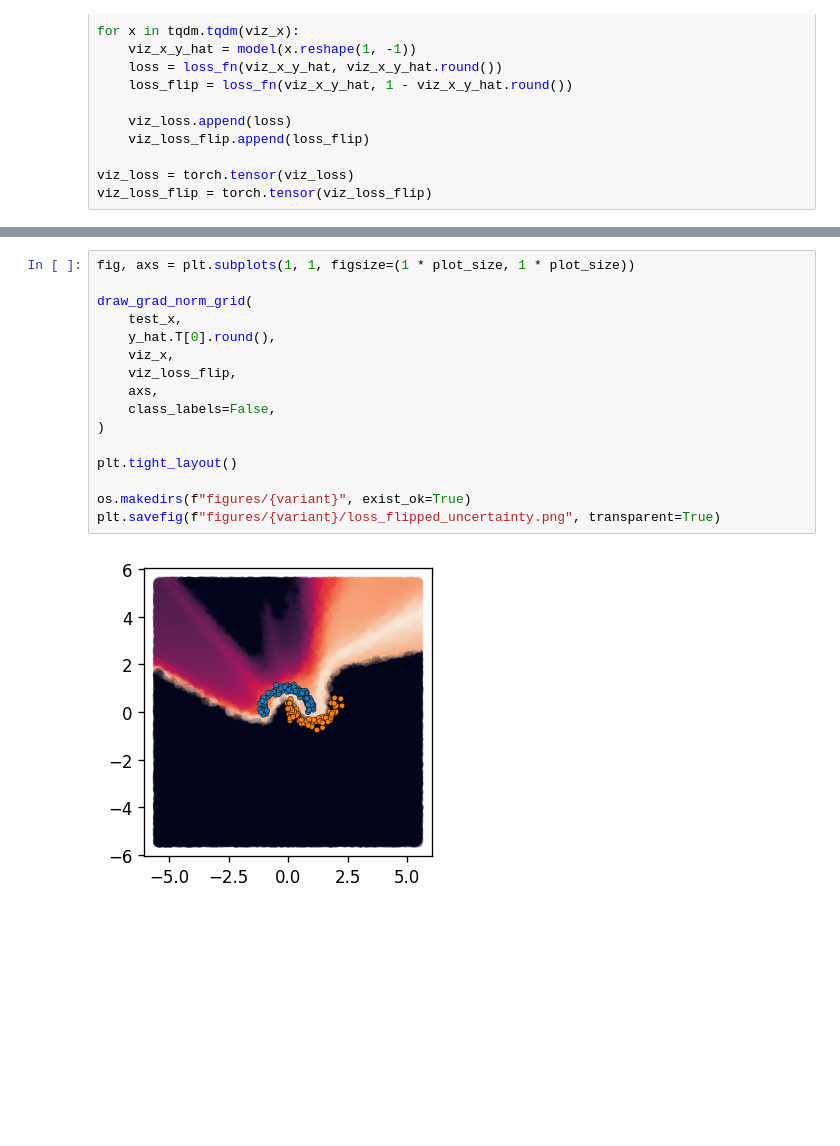
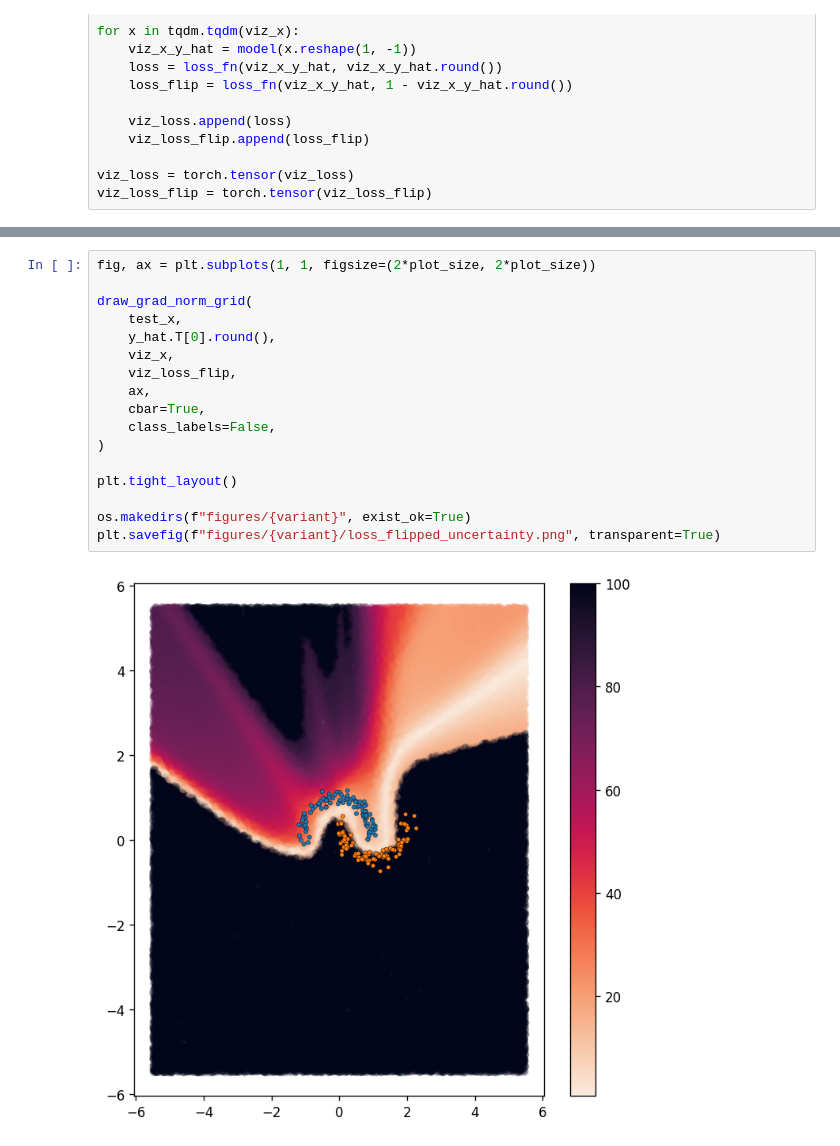
Before and after one commit to ngruenefeld/gradient_uncertainty_poc, a Jupyter notebook: gradient_uncertainty.ipynb, the cells around one changed output, grey strips where cells are left out. Cells and saved outputs as stored; diff of their text form; blank space fills up the shorter version.

Commit message:
plots

```diff
--- a/gradient_uncertainty.ipynb
+++ b/gradient_uncertainty.ipynb
@@ -287,18 +325,19 @@ plt.savefig(f"figures/{variant}/loss_uncertainty.png", transparent=True)
 # %%
-fig, axs = plt.subplots(1, 1, figsize=(1 * plot_size, 1 * plot_size))
+fig, ax = plt.subplots(1, 1, figsize=(2*plot_size, 2*plot_size))
 
 draw_grad_norm_grid(
     test_x,
     y_hat.T[0].round(),
     viz_x,
     viz_loss_flip,
-    axs,
+    ax,
+    cbar=True,
     class_labels=False,
 )
 
 plt.tight_layout()
 
 os.makedirs(f"figures/{variant}", exist_ok=True)
 plt.savefig(f"figures/{variant}/loss_flipped_uncertainty.png", transparent=True)
 # %% [output]
-[figure, old version]
+[figure, new version]
```
Also changed, not shown: parts of 6 cells of this notebook, 7 other files.
